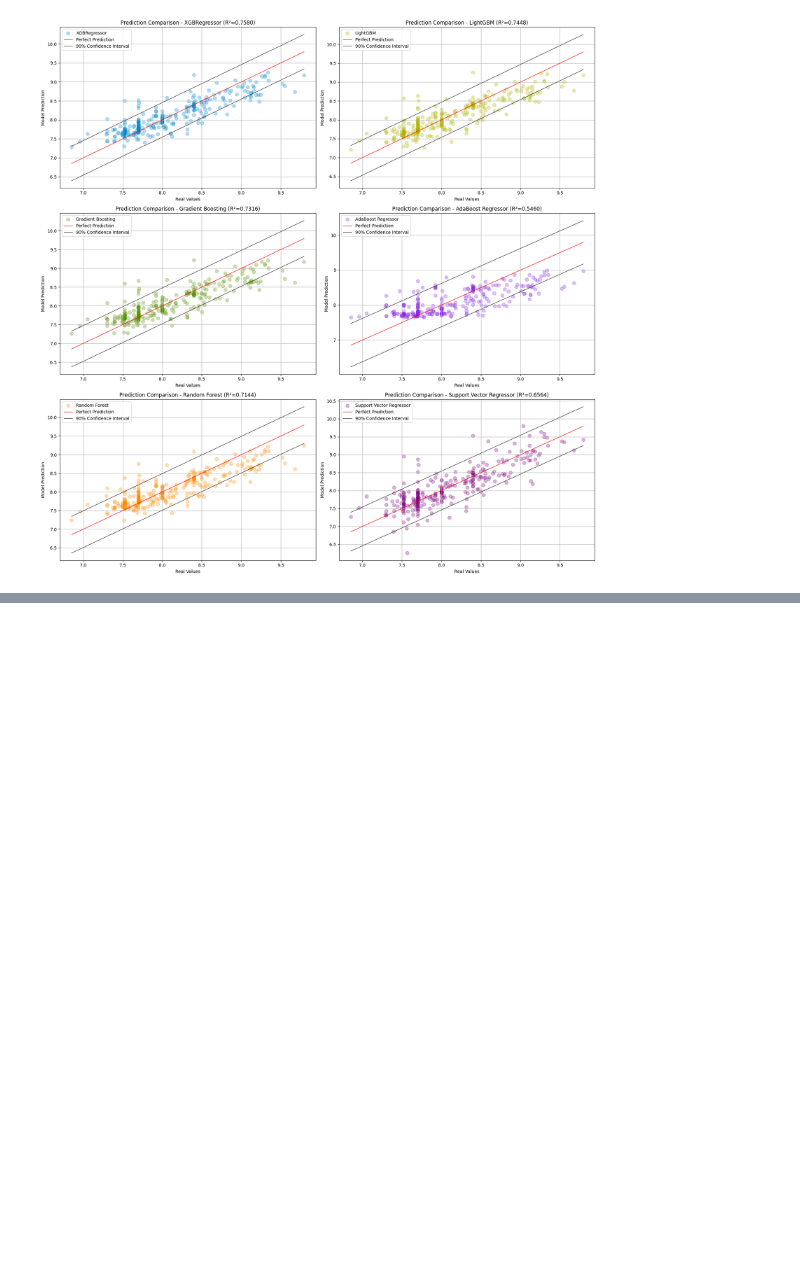
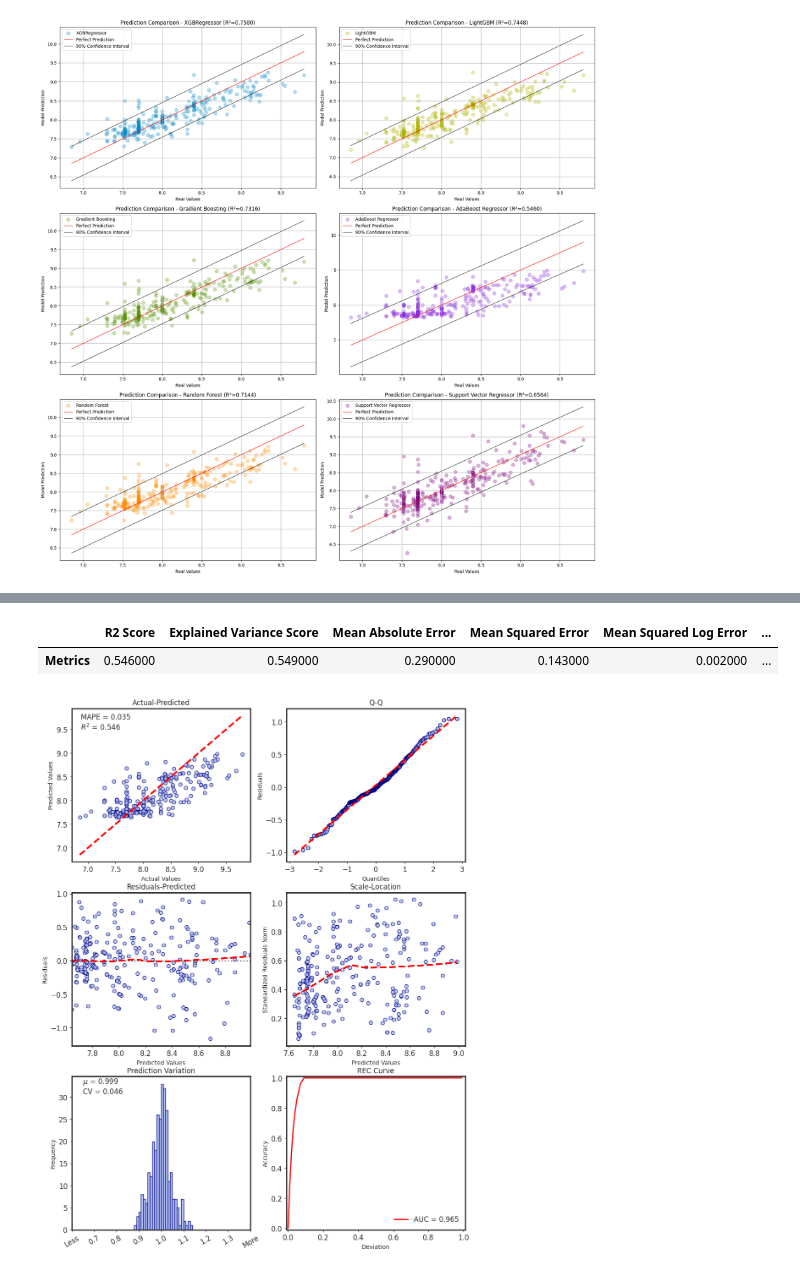
Before and after one commit to Gabolara453/ML_obps_vocs, a Jupyter notebook: ML_obps_covs - Etapa 6.ipynb, the cells around one changed output, grey strips where cells are left out. Cells and saved outputs as stored; diff of their text form; code cells hidden in the pictures; blank space fills up the shorter version.

```diff
--- a/ML_obps_covs - Etapa 6.ipynb
+++ b/ML_obps_covs - Etapa 6.ipynb
@@ -625,0 +659,7 @@ plt.show()
+# %%
+r = RegressionMetrics(y_test, y_pred_ada)
+r.plot()
+# %% [output]
+|  | R2 Score | Explained Variance Score | Mean Absolute Error | Mean Squared Error | Mean Squared Log Error | ... |
+| Metrics | 0.546000 | 0.549000 | 0.290000 | 0.143000 | 0.002000 | ... |
+[figure, added]
```
Also changed, not shown: parts of 13 cells of this notebook, 4 other files.
